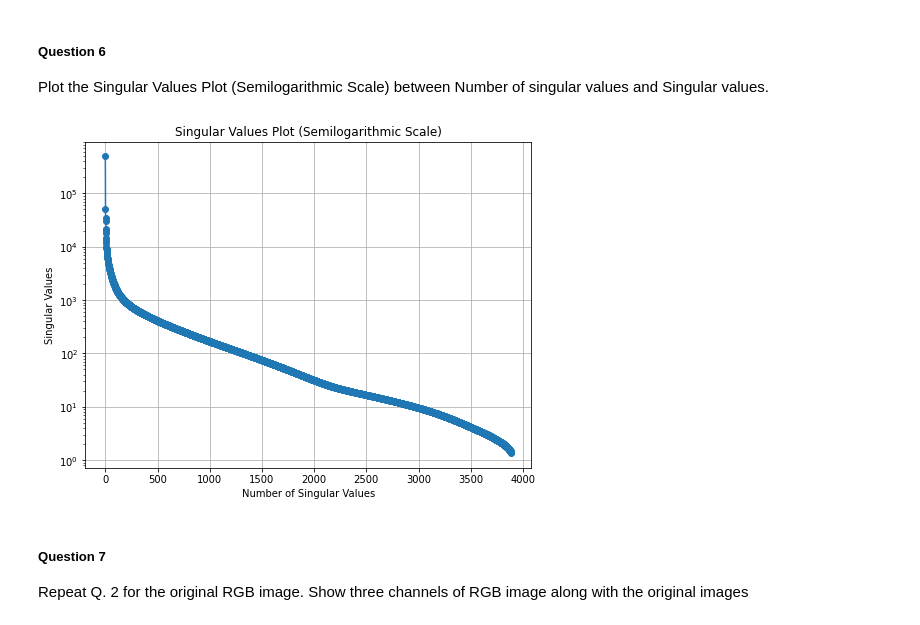
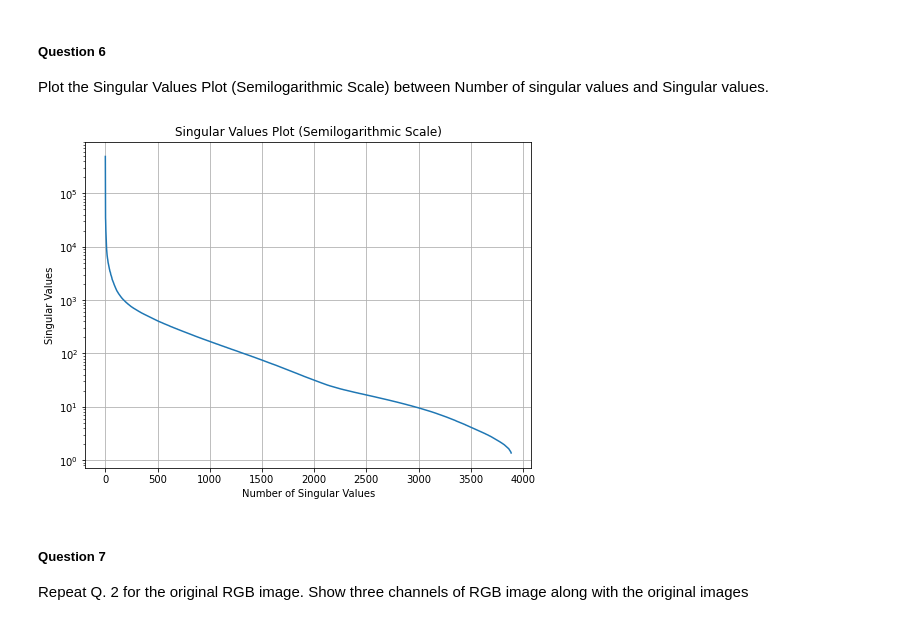
Before and after one commit to pranjalanimesh/me793-assignments, a Jupyter notebook: assignment 2/main.ipynb, the cells around one changed output. Drawn from its saved outputs; the diff is of its cells as text; code cells hidden in the pictures.

```diff
--- a/assignment 2/main.ipynb
+++ b/assignment 2/main.ipynb
@@ -152,14 +159,14 @@ Plot the Singular Values Plot (Semilogarithmic Scale) between Number of singular
 # %%
 # Singular Values Plot (Semilogarithmic Scale)
 plt.figure(figsize=(8, 6))
-plt.semilogy(range(len(s)), s, marker='o', linestyle='-')
+plt.semilogy(range(len(s)), s, linestyle='-')
 plt.title('Singular Values Plot (Semilogarithmic Scale)')
 plt.xlabel('Number of Singular Values')
 plt.ylabel('Singular Values')
 plt.grid(True)
 plt.show()
 # %% [output]
-[figure, old version]
+[figure, new version]
 # %% [markdown]
 ##### Question 7
 Repeat Q. 2 for the original RGB image. Show three channels of RGB image along with the original images
```
Also changed, not shown: parts of 3 cells of this notebook.
